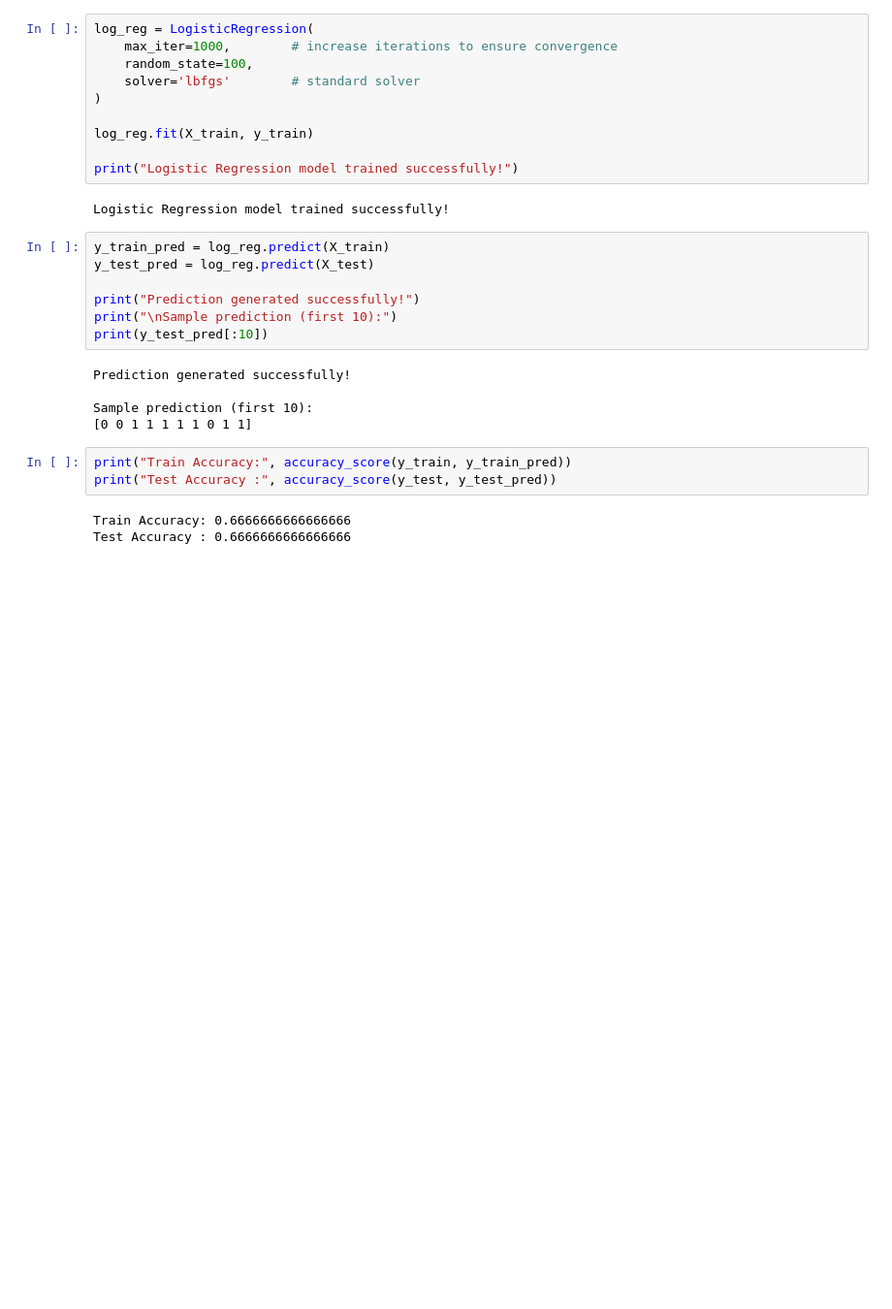
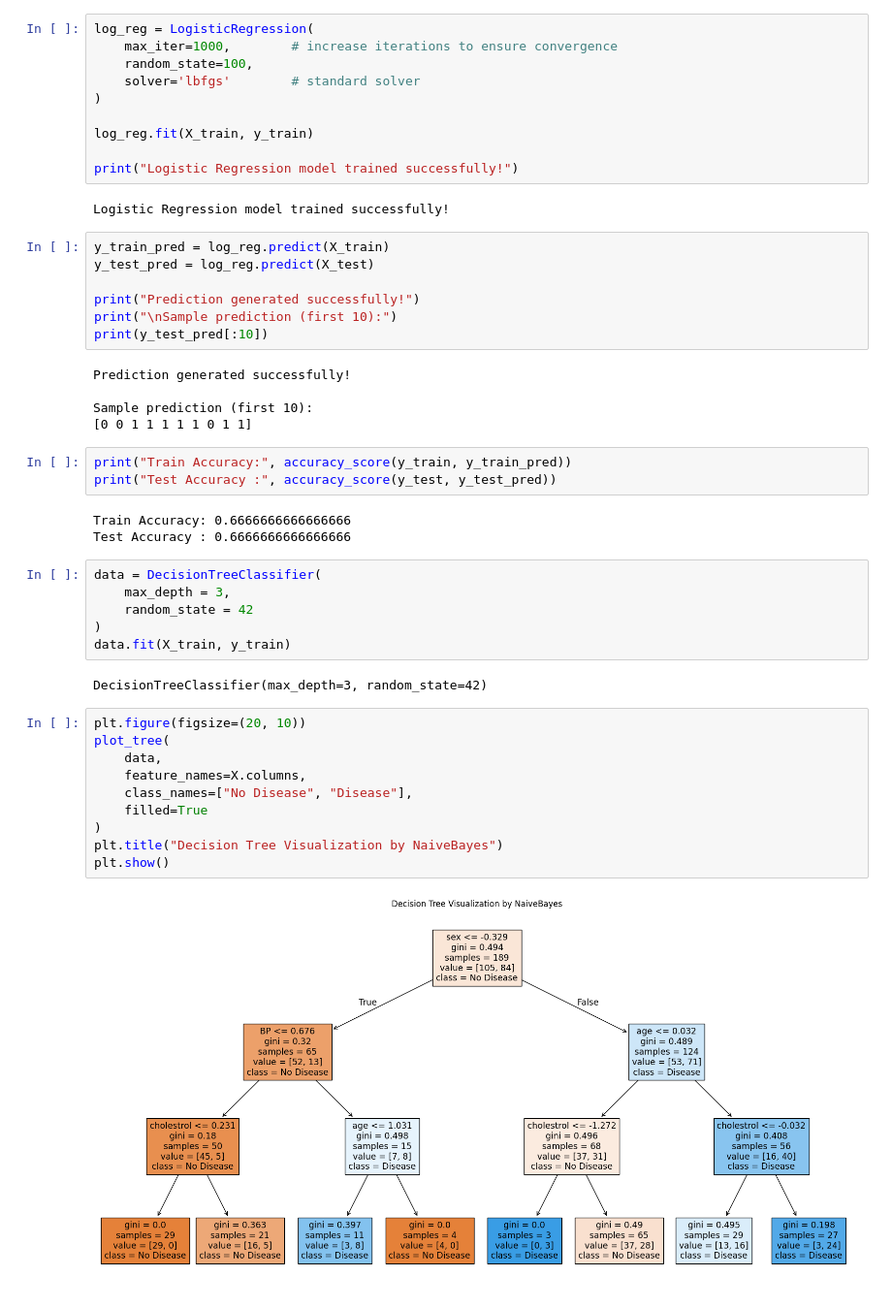
Before and after one commit to FAYASISMAEL/AI-ML-Visualization-Files, a Jupyter notebook: DecisionTreeLogisticReg.ipynb, the cells around one changed output. Shown at 97% size. Drawn from its saved outputs; the diff is of its cells as text; blank space fills up the shorter version.

Commit message:
added Decision tree graph into the project

```diff
--- a/DecisionTreeLogisticReg.ipynb
+++ b/DecisionTreeLogisticReg.ipynb
@@ -160,3 +160,23 @@ print("Test Accuracy :", accuracy_score(y_test, y_test_pred))
 # %% [output]
 Train Accuracy: 0.6666666666666666
 Test Accuracy : 0.6666666666666666
+# %%
+data = DecisionTreeClassifier(
+    max_depth = 3,
+    random_state = 42
+)
+data.fit(X_train, y_train)
+# %% [output]
+DecisionTreeClassifier(max_depth=3, random_state=42)
+# %%
+plt.figure(figsize=(20, 10))
+plot_tree(
+    data,
+    feature_names=X.columns,
+    class_names=["No Disease", "Disease"],
+    filled=True
+)
+plt.title("Decision Tree Visualization by NaiveBayes")
+plt.show()
+# %% [output]
+[figure, added]
```
Also changed, not shown: parts of 3 cells of this notebook.
